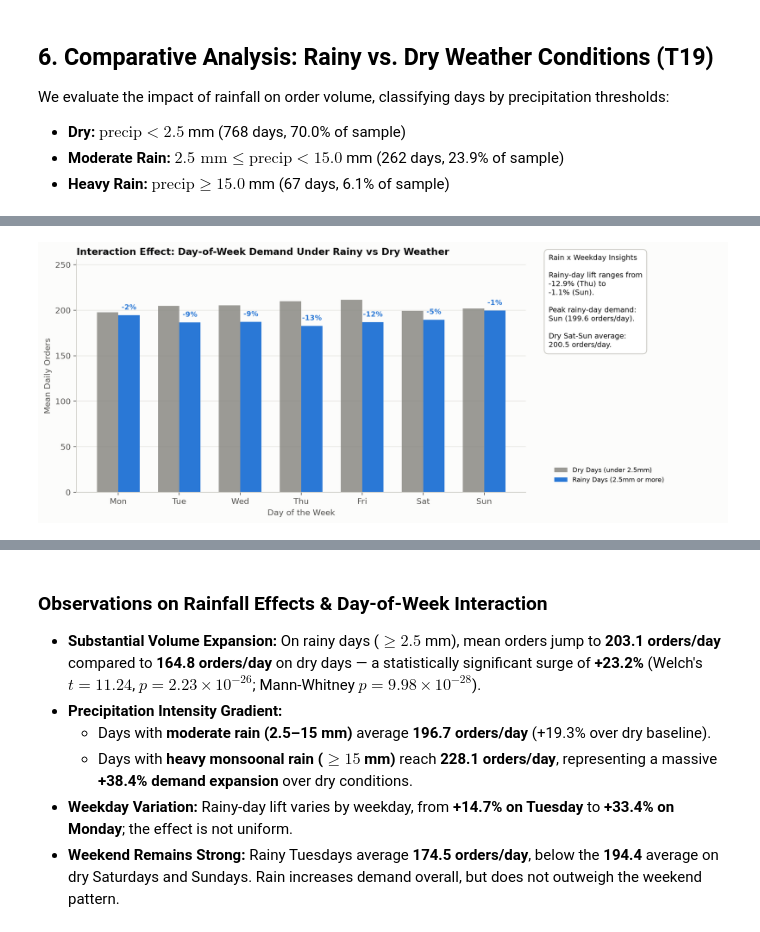
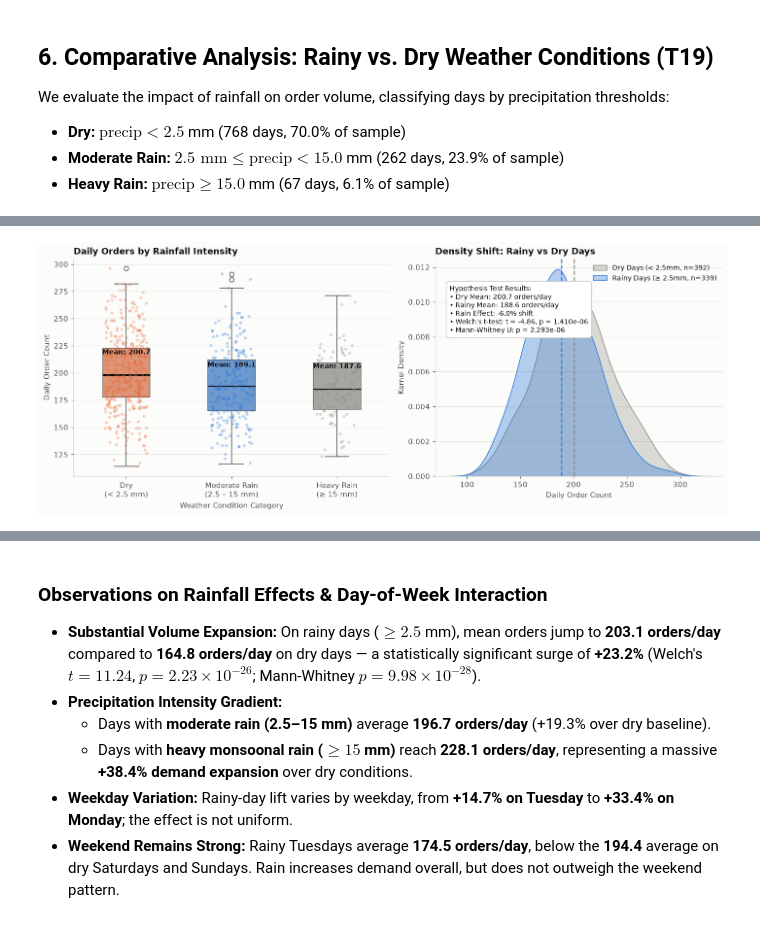
Before and after one commit to priyagarnet20-ops/weather-food-orders, a Jupyter notebook: notebooks/04_eda.ipynb, the cells around one changed output, grey strips where cells are left out. Saved outputs shown, nothing was run; the diff lists cells and outputs as text; code cells hidden in the pictures.

```diff
--- a/notebooks/04_eda.ipynb
+++ b/notebooks/04_eda.ipynb
@@ -426,44 +273,6 @@ plt.show()
-# %%
-dow_names = ["Mon", "Tue", "Wed", "Thu", "Fri", "Sat", "Sun"]
-rain_label = "Rainy Days (2.5mm or more)"
-dry_label = "Dry Days (under 2.5mm)"
-interaction = daily.assign(
-    rain=np.where(daily["is_rainy"], rain_label, dry_label)
-).pivot_table(index="dow_name", columns="rain", values="order_count", aggfunc="mean").reindex(dow_names)
-dry_means = interaction[dry_label]
-rain_means = interaction[rain_label]
-lifts = (rain_means - dry_means) / dry_means * 100
-fig06, ax = plt.subplots(figsize=(13, 5.2))
-x = np.arange(len(dow_names))
-bar_width = 0.35
-ax.bar(x - bar_width / 2, dry_means, bar_width, label=dry_label, color=eda.C["gray"], alpha=0.85)
-ax.bar(x + bar_width / 2, rain_means, bar_width, label=rain_label, color=eda.C["blue"])
-for i, (rain_mean, lift) in enumerate(zip(rain_means, lifts)):
-    ax.annotate(f"{lift:+.0f}%", (x[i] + bar_width / 2, rain_mean), xytext=(0, 5),
-                textcoords="offset points", ha="center", va="bottom", fontsize=8.5,
-                fontweight="bold", color=eda.C["blue"])
-ax.set_title("Interaction Effect: Day-of-Week Demand Under Rainy vs Dry Weather")
-ax.set_xlabel("Day of the Week")
-ax.set_ylabel("Mean Daily Orders")
-ax.set_xticks(x)
-ax.set_xticklabels(dow_names)
-ax.set_ylim(0, rain_means.max() * 1.28)
-fig06.subplots_adjust(right=0.72)
-insight_ax = fig06.add_axes([0.75, 0.12, 0.23, 0.78])
-insight_ax.set_axis_off()
-peak_day = rain_means.idxmax()
-dry_weekend_mean = dry_means.loc[["Sat", "Sun"]].mean()
-insight_ax.text(0, 1,
-                "Rain x Weekday Insights\n\n"
-                f"Rainy-day lift ranges from\n{lifts.min():+.1f}% ({lifts.idxmin()}) to\n{lifts.max():+.1f}% ({lifts.idxmax()}).\n\n"
-                f"Peak rainy-day demand:\n{peak_day} ({rain_means.max():.1f} orders/day).\n\n"
-                f"Dry Sat-Sun average:\n{dry_weekend_mean:.1f} orders/day.",
-                va="top", fontsize=9,
-                bbox=dict(boxstyle="round,pad=0.6", facecolor="white", edgecolor=eda.C["light"]))
-handles, labels = ax.get_legend_handles_labels()
-insight_ax.legend(handles, labels, loc="lower left", frameon=False, fontsize=8)
-eda.save_fig(fig06, RESULTS / "eda_06_weekday_rain_interaction.png")
-eda.save_fig(fig06, SLIDES_FIGS / "eda_06_weekday_rain_interaction.png")
-plt.show()
-# %% [output]
-[figure, removed]
+# %%
+fig05 = eda.plot_fig05_rain_vs_dry_comparison(daily, RESULTS / "eda_05_rain_vs_dry_comparison.png")
+eda.save_fig(fig05, SLIDES_FIGS / "eda_05_rain_vs_dry_comparison.png")
+plt.show()
+# %% [output]
+[figure, added]
```
Also changed, not shown: parts of 21 cells of this notebook, 35 other files.
